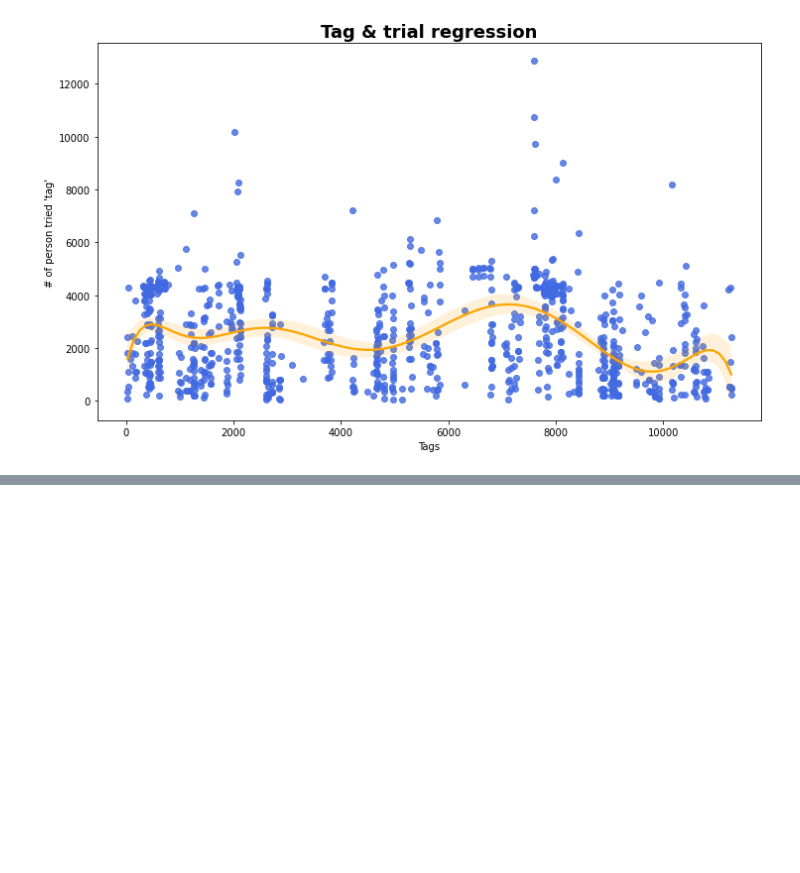
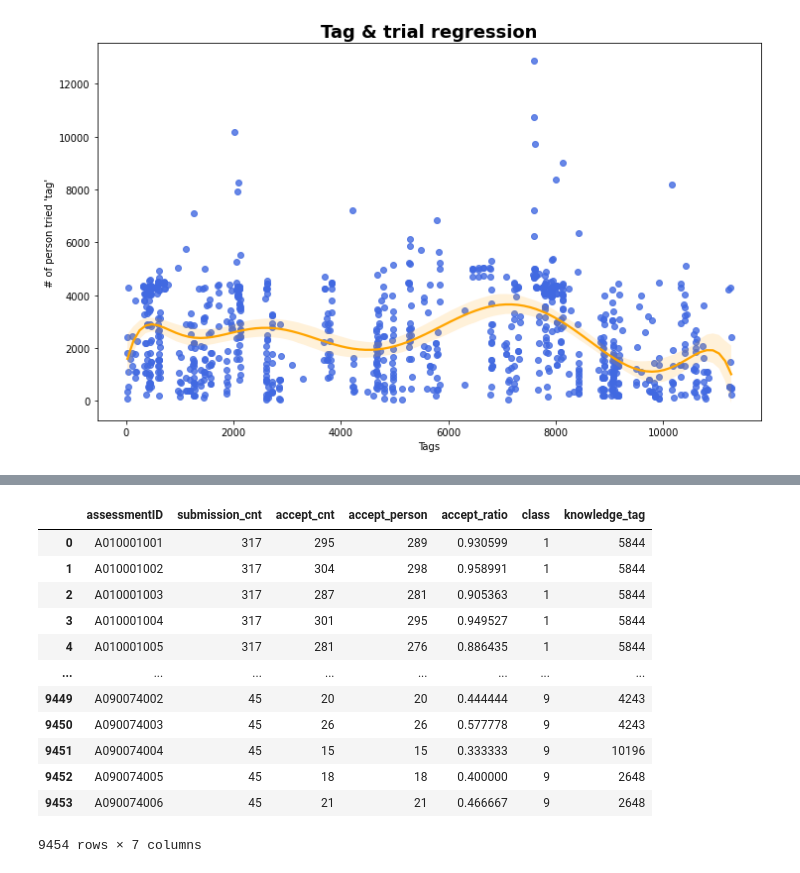
Before and after one commit to boostcampaitech3/level2-dkt-level2-recsys-07, a Jupyter notebook: EDA/eda_Jongmoon.ipynb, the cells around one changed output, grey strips where cells are left out. Cells and saved outputs as stored; diff of their text form; code cells hidden in the pictures; blank space fills up the shorter version.

```diff
--- a/EDA/eda_Jongmoon.ipynb
+++ b/EDA/eda_Jongmoon.ipynb
@@ -421,0 +433,23 @@ plt.show()
+# %%
+# 문제별 정보를 담는 dataframe 생성
+assessment_df = pd.DataFrame(columns=["assessmentID", "submission_cnt", "accept_cnt", "accept_person", "accept_ratio", "class", "knowledge_tag"])
+
+# 1. assessmentID : 문제의 번호
+assessmentID = sorted(train_df["assessmentItemID"].unique()) # 문제들
+assessment_df["assessmentID"] = assessmentID
+
+# 2. submission_cnt : 각 문제별 제출 횟수
+total_submission = train_df.groupby("assessmentItemID")["answerCode"].apply(list) # 문제별 총 제출 횟수
+assessment_df["submission_cnt"] = total_submission.str.len().values
+
+# 3. 각 문제별로 맞은 횟수
+correct_cnt = list()
+for submission in total_submission:
+    correct_cnt.append(sum(submission))
+assessment_df["accept_cnt"] = correct_cnt
+
+# 4. 각 문제별 대분류 계산
+assessment_df["class"] = assessment_df["assessmentID"].str[2]
+
+# 5. 각 문제별 정답률 계산
+assessment_df["accept_ratio"] = assessment_df["accept_cnt"] / assessment_df["submission_cnt"]
@@ -421,0 +473,16 @@ plt.show()
+# %%
+assessment_df
+# %% [output]
+|  | assessmentID | submission_cnt | accept_cnt | accept_person | accept_ratio | class | knowledge_tag |
+| 0 | A010001001 | 317 | 295 | 289 | 0.930599 | 1 | 5844 |
+| 1 | A010001002 | 317 | 304 | 298 | 0.958991 | 1 | 5844 |
+| 2 | A010001003 | 317 | 287 | 281 | 0.905363 | 1 | 5844 |
+| 3 | A010001004 | 317 | 301 | 295 | 0.949527 | 1 | 5844 |
+| 4 | A010001005 | 317 | 281 | 276 | 0.886435 | 1 | 5844 |
+| ... | ... | ... | ... | ... | ... | ... | ... |
+| 9449 | A090074002 | 45 | 20 | 20 | 0.444444 | 9 | 4243 |
+| 9450 | A090074003 | 45 | 26 | 26 | 0.577778 | 9 | 4243 |
+| 9451 | A090074004 | 45 | 15 | 15 | 0.333333 | 9 | 10196 |
+| 9452 | A090074005 | 45 | 18 | 18 | 0.400000 | 9 | 2648 |
+| 9453 | A090074006 | 45 | 21 | 21 | 0.466667 | 9 | 2648 |
+9454 rows × 7 columns
```
Also changed, not shown: parts of 6 cells of this notebook.
